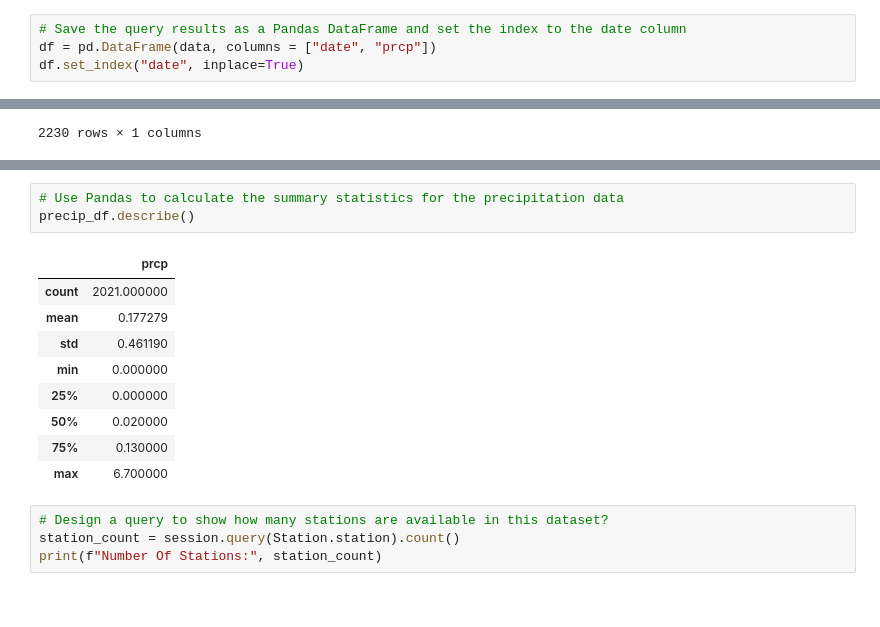
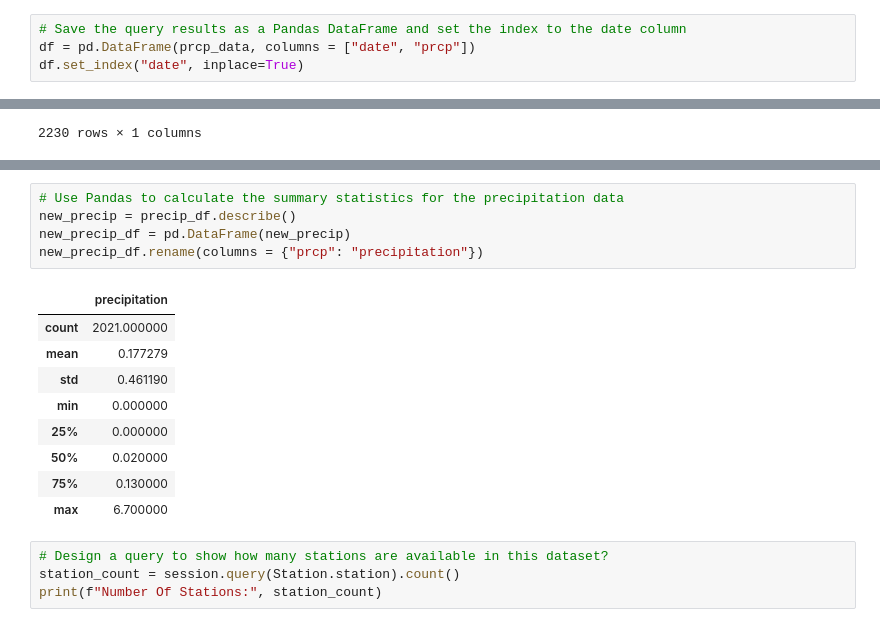
Before and after one commit to olivedisaster/sqlclachemy-challenge, a Jupyter notebook: app.ipynb, the cells around one changed output, grey strips where cells are left out. Cells and saved outputs as stored; diff of their text form.

```diff
--- a/app.ipynb
+++ b/app.ipynb
@@ -64,7 +65,7 @@ prcp_data
  ...]
 # %%
 # Save the query results as a Pandas DataFrame and set the index to the date column
-df = pd.DataFrame(data, columns = ["date", "prcp"])
+df = pd.DataFrame(prcp_data, columns = ["date", "prcp"])
 df.set_index("date", inplace=True)
 # %%
 # Sort the dataframe by date
@@ -99,8 +98,10 @@ plt.legend(['precipitation'], fontsize=8)
 # %%
 # Use Pandas to calculate the summary statistics for the precipitation data
-precip_df.describe()
+new_precip = precip_df.describe()
+new_precip_df = pd.DataFrame(new_precip)
+new_precip_df.rename(columns = {"prcp": "precipitation"})
 # %% [output]
-|  | prcp |
+|  | precipitation |
 | count | 2021.000000 |
 | mean | 0.177279 |
 | std | 0.461190 |
```
Also changed, not shown: parts of 8 cells of this notebook.
